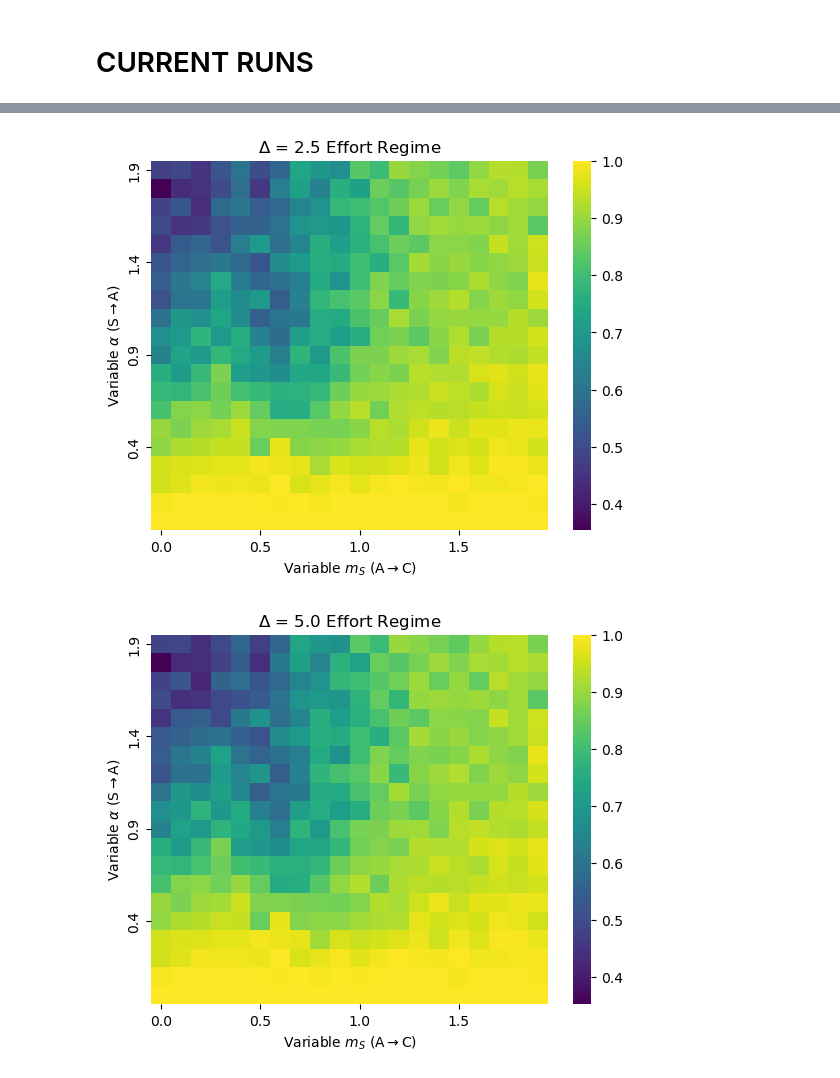
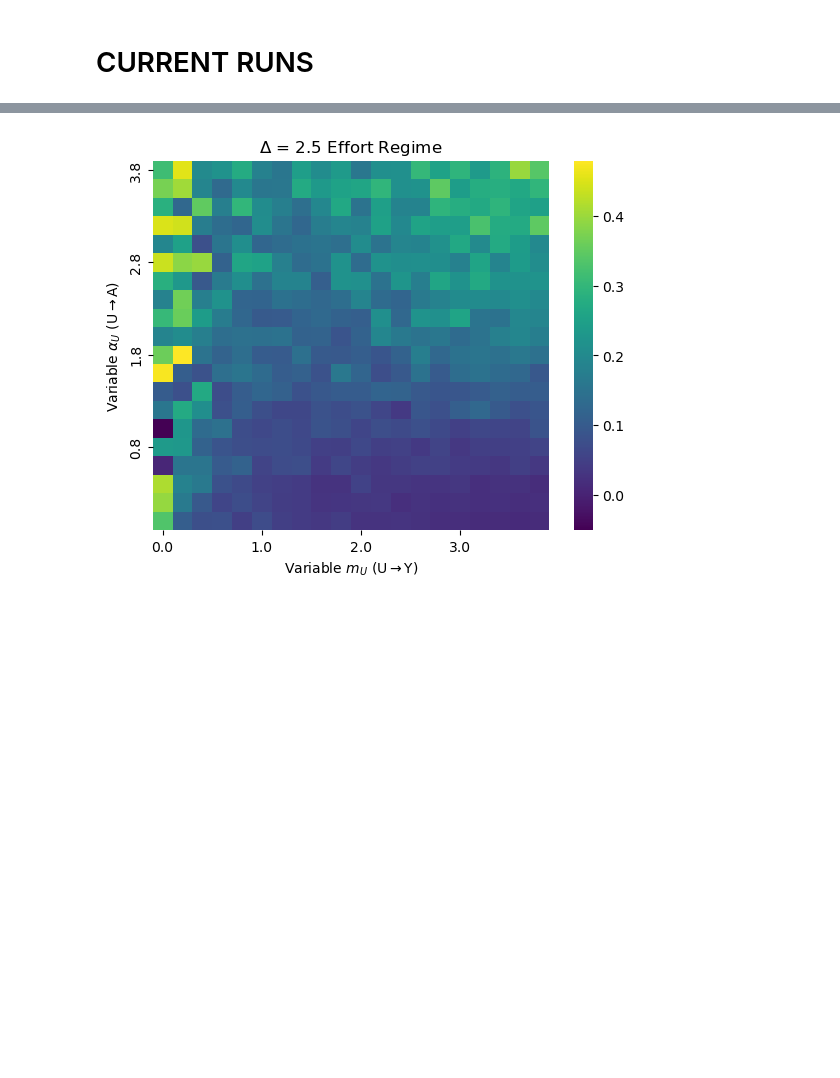
Before and after one commit to sgunlukMILA/performative_pred_fairness, a Jupyter notebook: initial_sim.ipynb, the cells around one changed output, grey strips where cells are left out. Cells and saved outputs as stored; diff of their text form; code cells hidden in the pictures; blank space fills up the shorter version.

```diff
--- a/initial_sim.ipynb
+++ b/initial_sim.ipynb
@@ -684,0 +368,9 @@ for d, delta in enumerate(simulation_gaming["deltas"]):
+# %%
+ #DIFF IN IMPROVABILITY GRAPHS
+for d, delta in enumerate(simulation_gaming["deltas"]):
+  #print(ei_data_SY_test["ei_data"][d])
+  #print(ei_data_SY_test["mask"][d])
+  graph.all_improve_heat_map_effort(ei_data_test["improve_data"][d][:,:,1] - ei_data_test["improve_data"][d][:,:,0],
+                              simulation_gaming["vars_0"], labels[simulation_gaming["str_vars"][0]],
+                              simulation_gaming["vars_1"], labels[simulation_gaming["str_vars"][1]],
+                              simulation_gaming["type_effort"][d], "Improvement_diff", delta, save=save_img)
@@ -726,0 +520,13 @@ all_improve_heat_map_effort(ei_data_test["pred_feature_weights"][1],
+# %%
+#DIFF IN IMPROVABILITY GRAPHS
+for d, delta in enumerate(simulation_gaming["deltas"]):
+  #print(ei_data_SY_test["ei_data"][d])
+  #print(ei_data_SY_test["mask"][d])
+  graph.all_improve_heat_map_effort(ei_data_test["pred_delta_too_high"][d][:,:,0],
+                              simulation_gaming["vars_0"], labels[simulation_gaming["str_vars"][0]],
+                              simulation_gaming["vars_1"], labels[simulation_gaming["str_vars"][1]],
+                              simulation_gaming["type_effort"][d], "pred_delta_high_0", delta, save=False)
+  graph.all_improve_heat_map_effort(ei_data_test["pred_delta_too_high"][d][:,:,1],
+                              simulation_gaming["vars_0"], labels[simulation_gaming["str_vars"][0]],
+                              simulation_gaming["vars_1"], labels[simulation_gaming["str_vars"][1]],
+                              simulation_gaming["type_effort"][d], "pred_delta_high_1", delta, save=False)
@@ -726,0 +618,13 @@ all_improve_heat_map_effort(ei_data_test["pred_feature_weights"][1],
+# %%
+#DIFF IN IMPROVABILITY GRAPHS
+for d, delta in enumerate(simulation_gaming["deltas"]):
+  #print(ei_data_SY_test["ei_data"][d])
+  #print(ei_data_SY_test["mask"][d])
+  graph.all_improve_heat_map_effort(ei_data_test["gaming_data"][d][:,:,0],
+                              simulation_gaming["vars_0"], labels[simulation_gaming["str_vars"][0]],
+                              simulation_gaming["vars_1"], labels[simulation_gaming["str_vars"][1]],
+                              simulation_gaming["type_effort"][d], "Gaming_0", delta, save=save_img)
+  graph.all_improve_heat_map_effort(ei_data_test["gaming_data"][d][:,:,1],
+                             simulation_gaming["vars_0"], labels[simulation_gaming["str_vars"][0]],
+                              simulation_gaming["vars_1"], labels[simulation_gaming["str_vars"][1]],
+                              simulation_gaming["type_effort"][d], "Gaming_1", delta, save=save_img)
@@ -727,9 +644,10 @@ all_improve_heat_map_effort(ei_data_test["pred_feature_weights"][1],
 # %%
+#DIFF IN IMPROVABILITY GRAPHS
 for d, delta in enumerate(simulation_gaming["deltas"]):
   #print(ei_data_SY_test["ei_data"][d])
   #print(ei_data_SY_test["mask"][d])
-  all_improve_heat_map_effort(ei_data_test["improve_data"][d][:,:,1]- ei_data_test["improve_data"][d][:,:,0],
-                              simulation_gaming["consts_sa"], r"$\alpha$ (S$\rightarrow$A)",
-                              simulation_gaming["consts_ac"], r"$m_S$ (A$\rightarrow$C)",
-                              simulation_gaming["type_effort"][d], "Improvement_diff", delta, save=True)
+  graph.all_improve_heat_map_effort(ei_data_test["gaming_data"][d][:,:,1] - ei_data_test["gaming_data"][d][:,:,0],
+                              simulation_gaming["vars_0"], labels[simulation_gaming["str_vars"][0]],
+                              simulation_gaming["vars_1"], labels[simulation_gaming["str_vars"][1]],
+                              simulation_gaming["type_effort"][d], "Gaming_diff", delta, save=save_img)
 # %% [output]
@@ -741,2 +659 @@ for d, delta in enumerate(simulation_gaming["deltas"]):
-[figure, old version]
+[figure, new version]
-[figure, removed]
```
Also changed, not shown: parts of 34 cells of this notebook, 5 other files.
